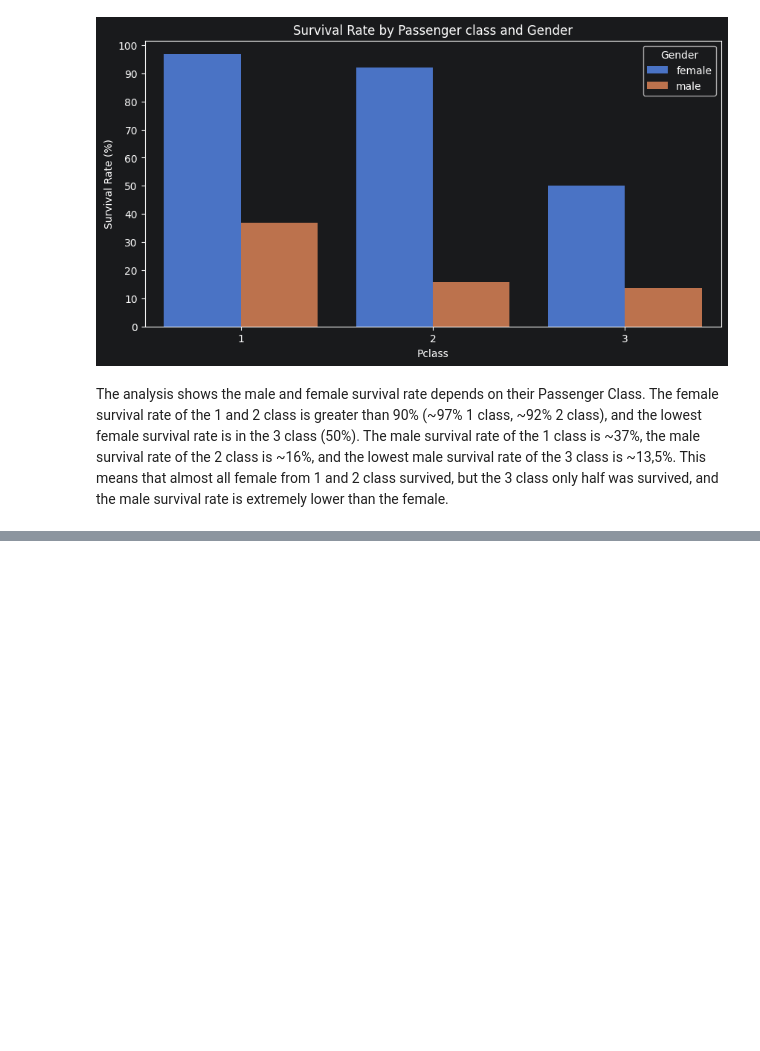
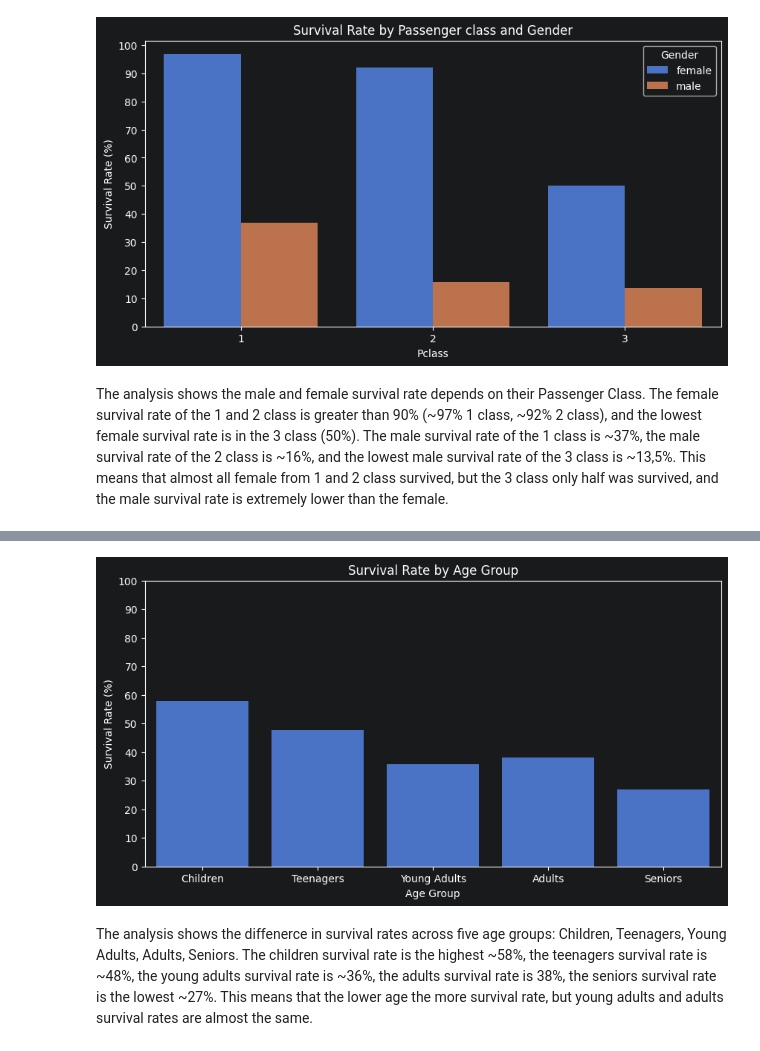
Before and after one commit to MuS0rKa/Analysis-Titanic-Dataset, a Jupyter notebook: Titanic_dataset_analysis/titanic.ipynb, the cells around one changed output, grey strips where cells are left out. Drawn from its saved outputs; the diff is of its cells as text; code cells hidden in the pictures; blank space fills up the shorter version.

Commit message:
add: the analysis of the survival rate by the Age group: Children, Teenagers, Young Adults, Adults, Seniors

```diff
--- a/Titanic_dataset_analysis/titanic.ipynb
+++ b/Titanic_dataset_analysis/titanic.ipynb
@@ -282,3 +282,8 @@ plt.show()
 # %% [markdown]
 The analysis shows the male and female survival rate depends on their Passenger Class. The female survival rate of the 1 and 2 class is greater than 90% (~97% 1 class, ~92% 2 class), and the lowest female survival rate is in the 3 class (50%). The male survival rate of the 1 class is ~37%, the male survival rate of the 2 class is ~16%, and the lowest male survival rate of the 3 class is ~13,5%.
 This means that almost all female from 1 and 2 class survived, but the 3 class only half was survived, and the male survival rate is extremely lower than the female.
+# %%
+bins=[0,12,17,35,59,100]
+labels=['Children', 'Teenagers', 'Young Adults', 'Adults', 'Seniors']
+titanic['Age_group'] = pd.cut(titanic['Age_filled'], bins=bins, labels=labels, include_lowest=True)
+titanic['Age_group'].value_counts().sort_index()
@@ -284,0 +307,16 @@ This means that almost all female from 1 and 2 class survived, but the 3 class o
+# %%
+survival_rate_AgeGroup = titanic.groupby("Age_group")["Survived"].mean().reset_index()
+survival_rate_AgeGroup['Survival Rate'] = survival_rate_AgeGroup["Survived"]*100
+plt.figure(figsize=(10,5))
+sns.barplot(data=survival_rate_AgeGroup, x="Age_group", y="Survival Rate")
+plt.yticks(range(0, 101, 10))
+plt.ylabel("Survival Rate (%)")
+plt.xlabel("Age Group")
+plt.title("Survival Rate by Age Group")
+plt.show()
+# %% [output]
+[figure, added]
+# %% [markdown]
+The analysis shows the diffenerce in survival rates across five age groups: Children, Teenagers, Young Adults, Adults, Seniors.
+ The children survival rate is the highest ~58%, the teenagers survival rate is ~48%, the young adults survival rate is ~36%, the adults survival rate is 38%, the seniors survival rate is the lowest ~27%.
+This means that the lower age the more survival rate, but young adults and adults survival rates are almost the same.
```
Also changed, not shown: parts of 2 cells of this notebook.
